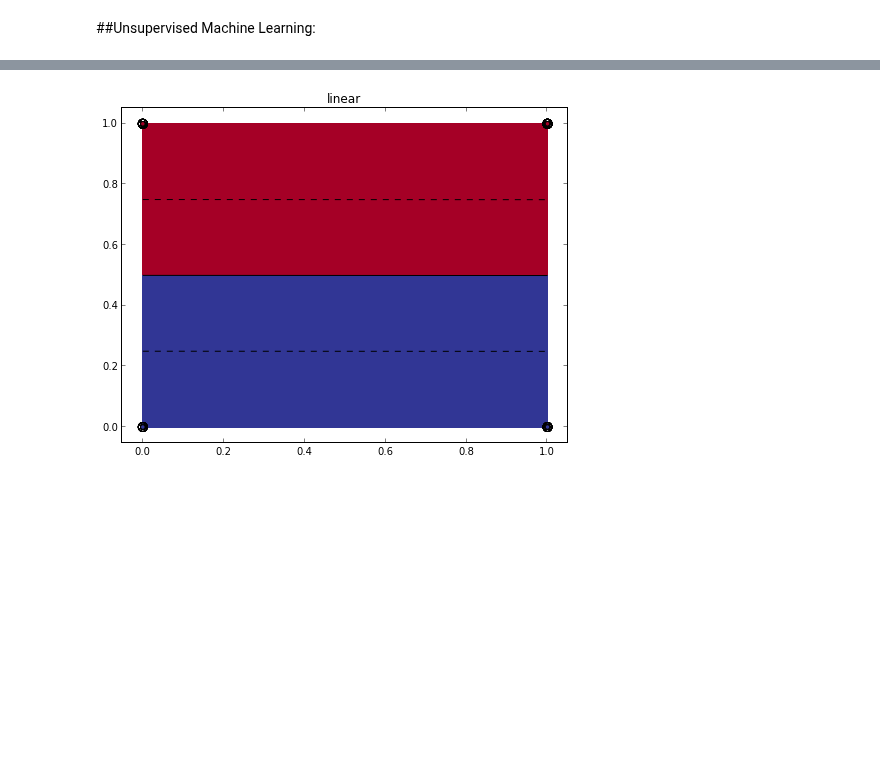
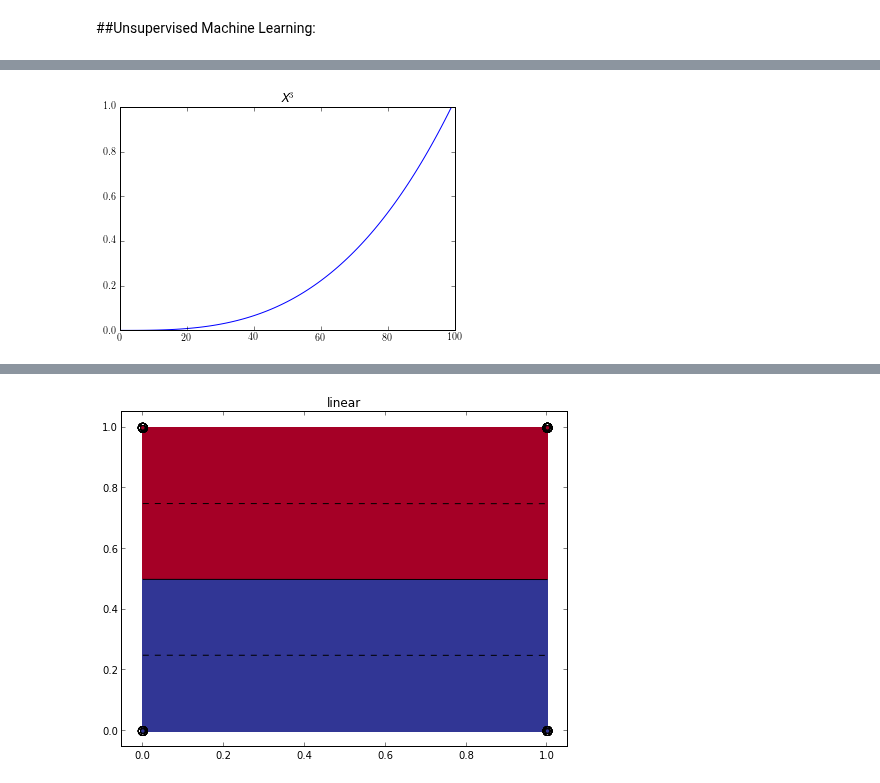
Before and after one commit to agconti/kaggle-titanic, a Jupyter notebook: Titanic.ipynb, the cells around one changed output, grey strips where cells are left out. Drawn from its saved outputs; the diff is of its cells as text; code cells hidden in the pictures; blank space fills up the shorter version.

```diff
--- a/Titanic.ipynb
+++ b/Titanic.ipynb
@@ -476,4 +476,14 @@ Here its obvious that this is not linear. If used it as an equation for our logi
 That looks linear to me.
 
 This process of transforming models so that they can be better expressed in a different mathematical plain is exactly what the Support Vector Machine does for us. The math behind how it does that is not trivial, so if your interested; put on your reading glasses and head over [here](http://dustwell.com/PastWork/IntroToSVM.pdf). Below is the process of implementing a SVM model and examining the results after the SVM transforms our equation into three different mathematical plains. The first is linear, and is similar to our logic model. Next is an exponential, polynomial, transformation and finally a blank transformation.
+# %%
+from matplotlib import pyplot
+#pyplot.xkcd()
+plt.figure(dpi=3200)
+matplotlib.rc('text', usetex=True)
+plot(np.power(np.linspace(0,1,100), np.repeat(3, 100)))
+title(r'\textit{X^3}')
+savefig('x3.png', bbox_inches='tight')
+# %% [output]
+[figure, added]
 # %%
```
Also changed, not shown: parts of 4 cells of this notebook.
